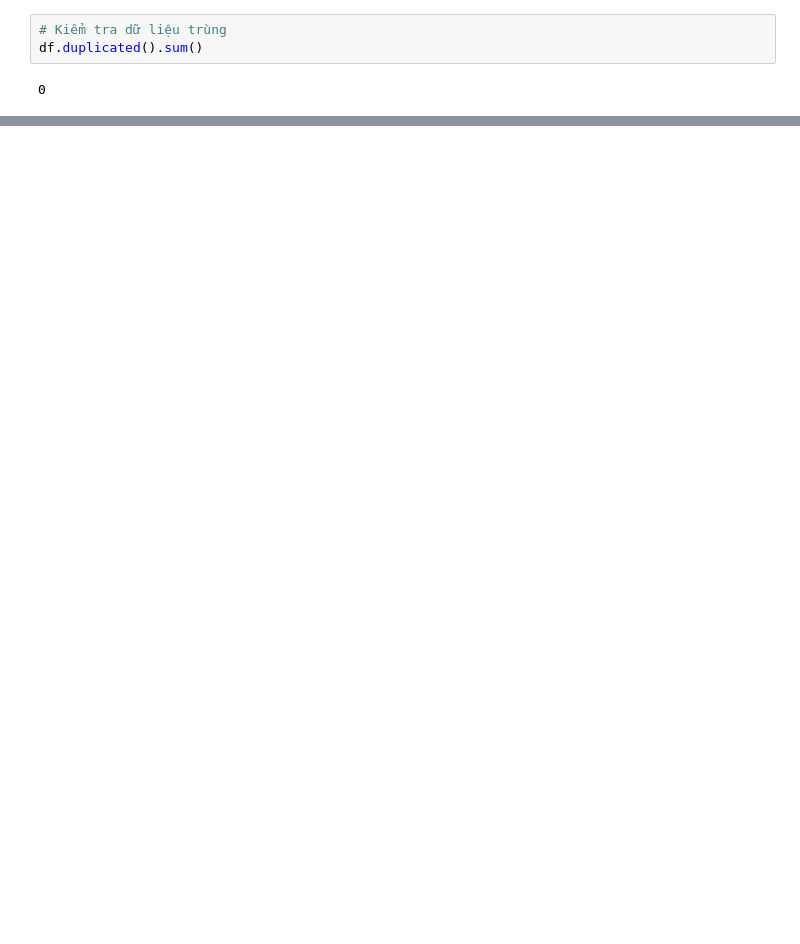
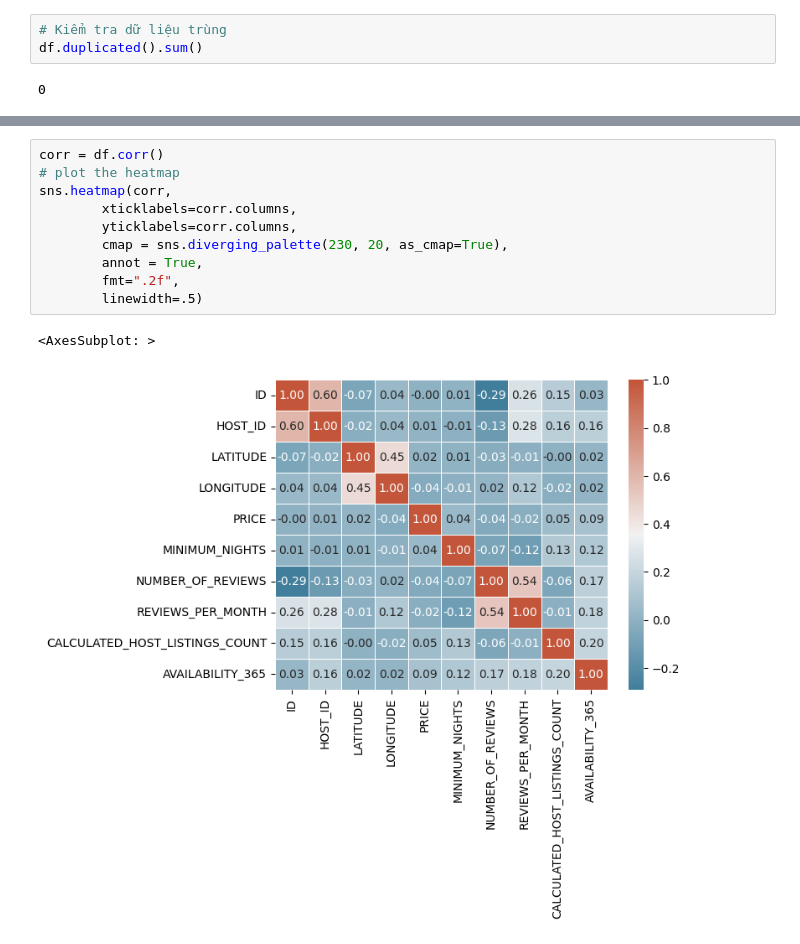
Before and after one commit to lhminhtuan2000/PTDLUD_DATH_2, a Jupyter notebook: PTDLUD_3_DATH_2.ipynb, the cells around one changed output, grey strips where cells are left out. Drawn from its saved outputs; the diff is of its cells as text; blank space fills up the shorter version.

```diff
--- a/PTDLUD_3_DATH_2.ipynb
+++ b/PTDLUD_3_DATH_2.ipynb
@@ -150,0 +120,13 @@ df.dtypes
+# %%
+corr = df.corr()
+# plot the heatmap
+sns.heatmap(corr,
+        xticklabels=corr.columns,
+        yticklabels=corr.columns,
+        cmap = sns.diverging_palette(230, 20, as_cmap=True),
+        annot = True,
+        fmt=".2f",
+        linewidth=.5)
+# %% [output]
+<AxesSubplot: >
+[figure, added]
```
Also changed, not shown: parts of 13 cells of this notebook.
